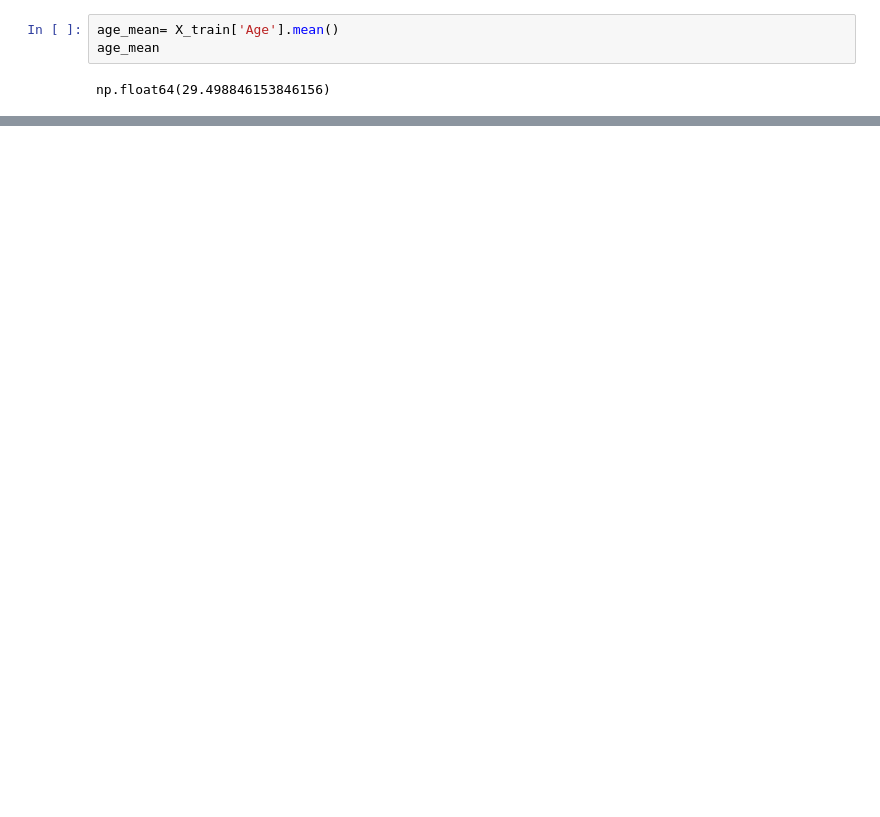
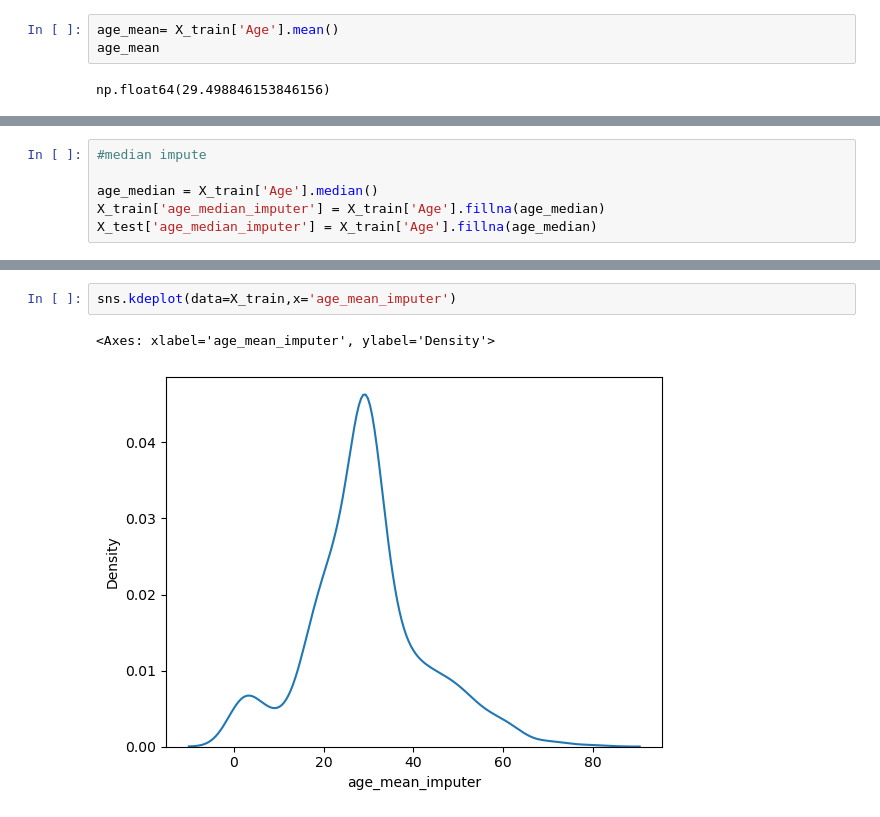
Before and after one commit to msanimfarhan/AI-ML-Practice-Modules-, a Jupyter notebook: Feature-Engineering.ipynb, the cells around one changed output, grey strips where cells are left out. Drawn from its saved outputs; the diff is of its cells as text; blank space fills up the shorter version.

Commit message:
Complete data imputation and ML data prep

```diff
--- a/Feature-Engineering.ipynb
+++ b/Feature-Engineering.ipynb
@@ -234,3 +239,9 @@ Fare                  0
 Embarked              2
 age_mean_imputer      0
 dtype: int64
+# %%
+#median impute
+
+age_median = X_train['Age'].median()
+X_train['age_median_imputer'] = X_train['Age'].fillna(age_median)
+X_test['age_median_imputer'] = X_train['Age'].fillna(age_median)
@@ -236,0 +264,5 @@ dtype: int64
+# %%
+sns.kdeplot(data=X_train,x='age_mean_imputer')
+# %% [output]
+<Axes: xlabel='age_mean_imputer', ylabel='Density'>
+[figure, added]
```
Also changed, not shown: parts of 31 cells of this notebook.
